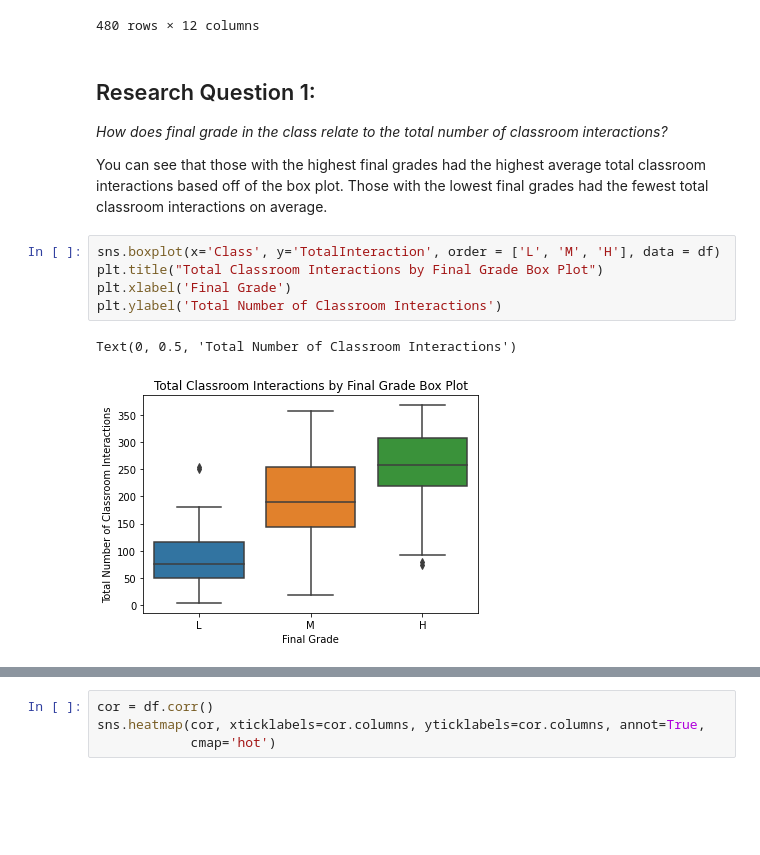
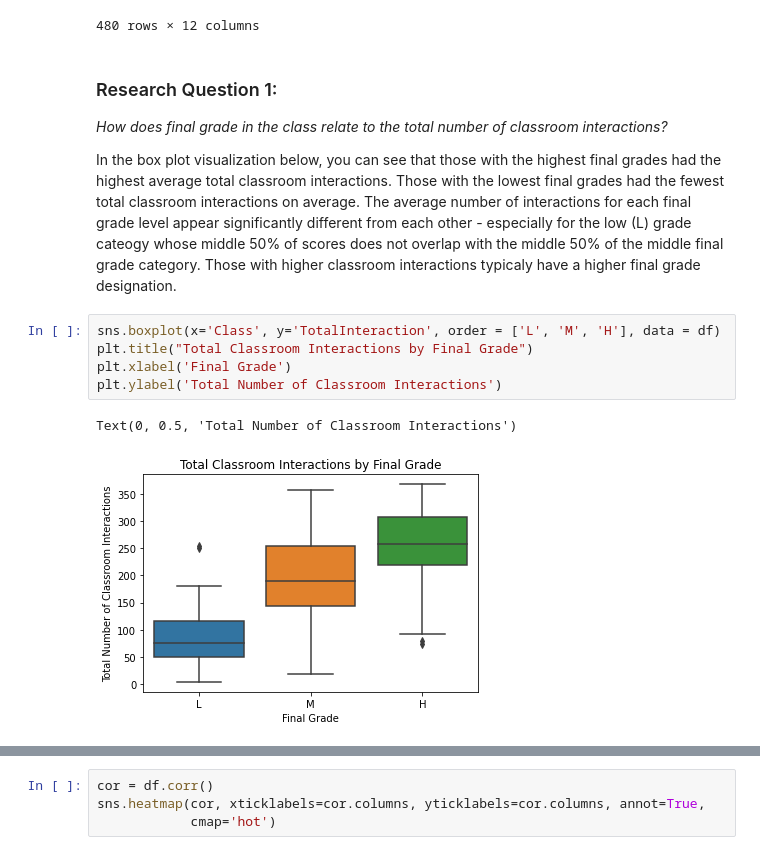
Before and after one commit to data301-2020-winter1/course-project-group_6014, a Jupyter notebook: analysis/submitted_analysis/AnalysisCode.ipynb, the cells around one changed output, grey strips where cells are left out. Cells and saved outputs as stored; diff of their text form; blank space fills up the shorter version.

```diff
--- a/analysis/submitted_analysis/Milestone2.ipynb
+++ b/analysis/submitted_analysis/AnalysisCode.ipynb
@@ -28,17 +50,18 @@ df
 | 479 | F | Jordan | G-08 | History | 35 | 14 | 23 | 62 | ... |
 480 rows × 12 columns
 # %% [markdown]
-## Research Question 1: ##
+### Research Question 1: ###
 
 *How does final grade in the class relate to the total number of classroom interactions?*
 
-You can see that those with the highest final grades had the highest average total classroom interactions based off of the box plot. Those with the lowest final grades had the fewest total classroom interactions on average.
+In the box plot visualization below, you can see that those with the highest final grades had the highest average total classroom interactions. Those with the lowest final grades had the fewest total classroom interactions on average. The average number of interactions for each final grade level appear significantly different from each other - especially for the low (L) grade cateogy whose middle 50% of scores does not overlap with the middle 50% of the middle final grade category.
+Those with higher classroom interactions typicaly have a higher final grade designation.
 # %%
 sns.boxplot(x='Class', y='TotalInteraction', order = ['L', 'M', 'H'], data = df)
-plt.title("Total Classroom Interactions by Final Grade Box Plot")
+plt.title("Total Classroom Interactions by Final Grade")
 plt.xlabel('Final Grade')
 plt.ylabel('Total Number of Classroom Interactions')
 # %% [output]
 Text(0, 0.5, 'Total Number of Classroom Interactions')
-[figure, old version]
+[figure, new version]
 # %% [markdown]
```
Also changed, not shown: parts of 7 cells of this notebook.
